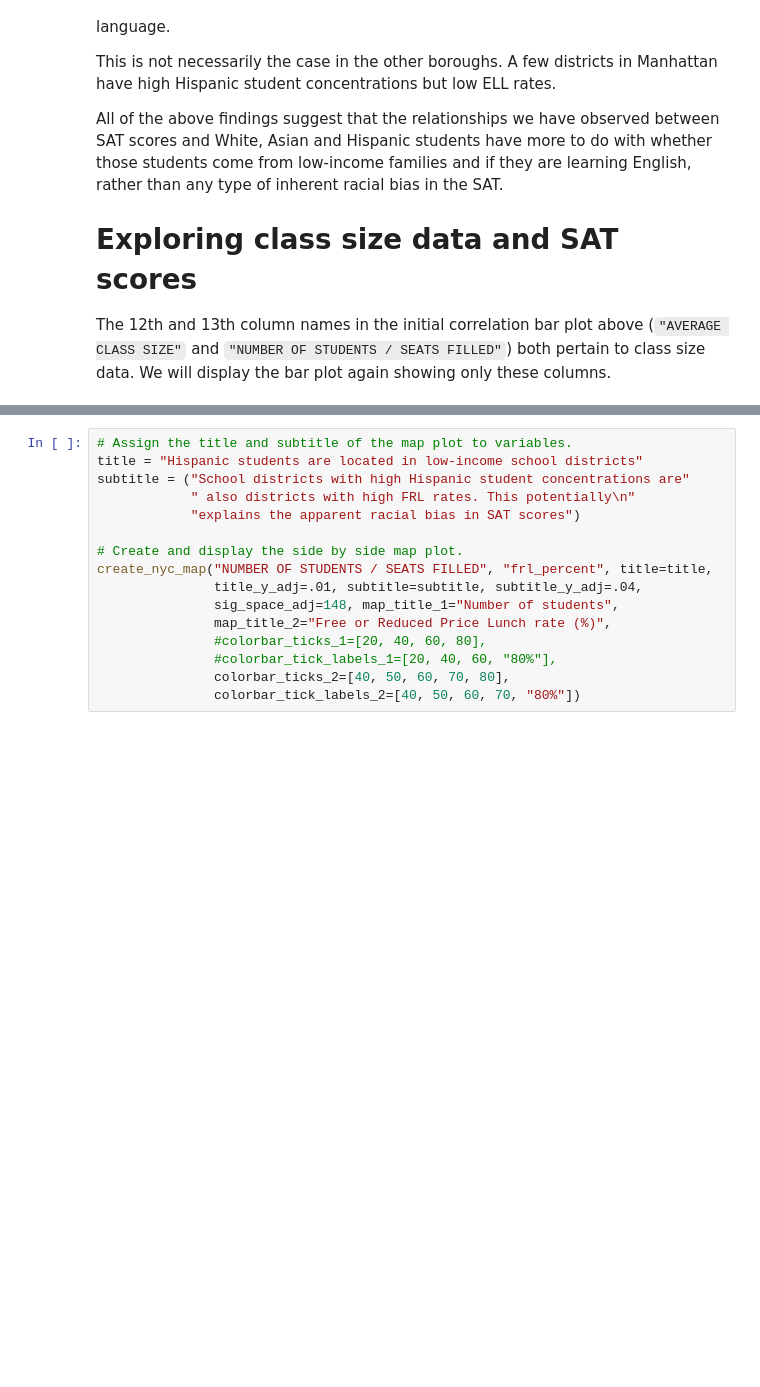
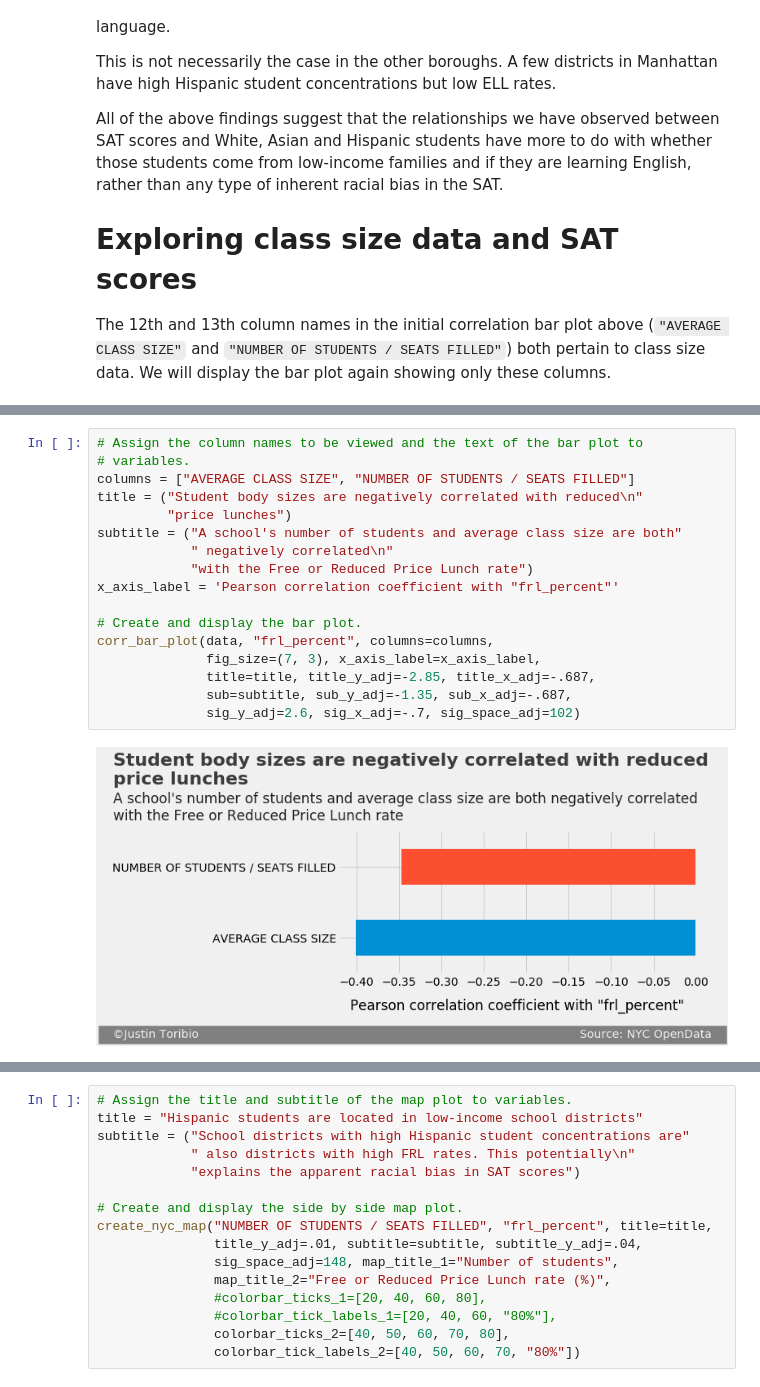
Before and after one commit to JustinToribio/analyzing-the-sat, a Jupyter notebook: notebooks/1.0-jt-analyze-the-sat.ipynb, the cells around one changed output, grey strips where cells are left out. Drawn from its saved outputs; the diff is of its cells as text; blank space fills up the shorter version.

```diff
--- a/notebooks/1.0-jt-analyze-the-sat.ipynb
+++ b/notebooks/1.0-jt-analyze-the-sat.ipynb
@@ -967,0 +1010,19 @@ corr_bar_plot(data, "sat_score", columns=columns,
+# %%
+# Assign the column names to be viewed and the text of the bar plot to
+# variables.
+columns = ["AVERAGE CLASS SIZE", "NUMBER OF STUDENTS / SEATS FILLED"]
+title = ("Student body sizes are negatively correlated with reduced\n"
+         "price lunches")
+subtitle = ("A school's number of students and average class size are both"
+            " negatively correlated\n"
+            "with the Free or Reduced Price Lunch rate")
+x_axis_label = 'Pearson correlation coefficient with "frl_percent"'
+
+# Create and display the bar plot.
+corr_bar_plot(data, "frl_percent", columns=columns,
+              fig_size=(7, 3), x_axis_label=x_axis_label,
+              title=title, title_y_adj=-2.85, title_x_adj=-.687,
+              sub=subtitle, sub_y_adj=-1.35, sub_x_adj=-.687,
+              sig_y_adj=2.6, sig_x_adj=-.7, sig_space_adj=102)
+# %% [output]
+[figure, added]
```
Also changed, not shown: parts of 10 cells of this notebook.
